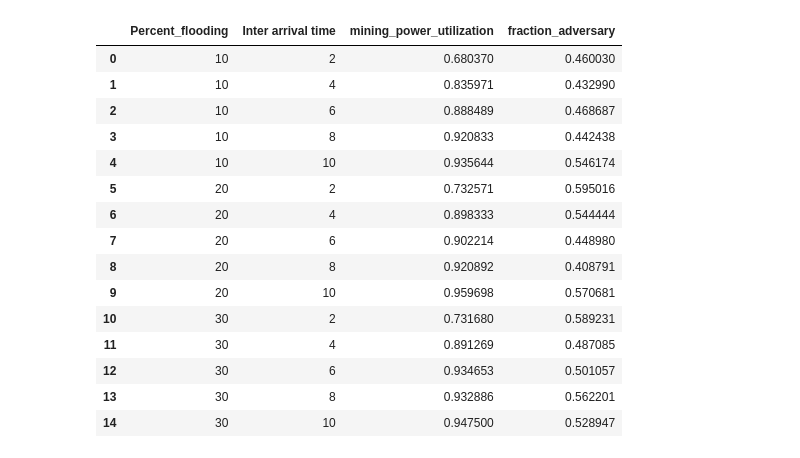
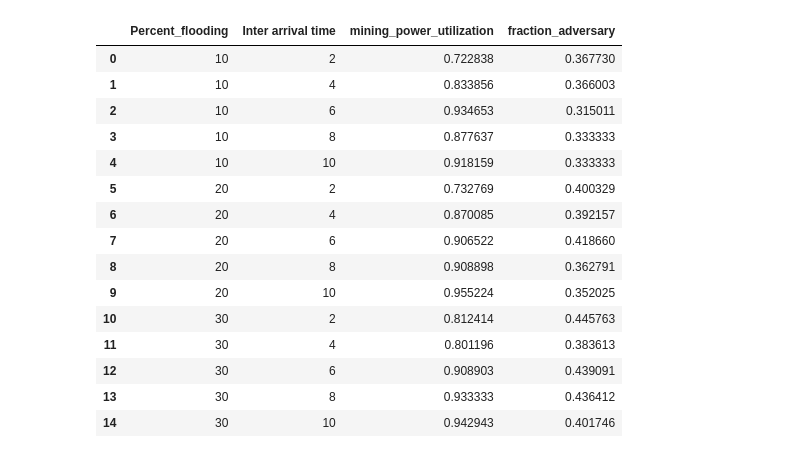
Before and after one commit to Shalin06/ITB_A1, a Jupyter notebook: plots.ipynb, the cells around one changed output. Saved outputs shown, nothing was run; the diff lists cells and outputs as text; code cells hidden in the pictures.

```diff
--- a/plots.ipynb
+++ b/plots.ipynb
@@ -2,25 +2,25 @@
 import pandas as pd
 import matplotlib.pyplot as plt
 # %%
-df = pd.read_csv('result.csv')
+df = pd.read_csv('result_new.csv')
 df
 # %% [output]
 |  | Percent_flooding | Inter arrival time | mining_power_utilization | fraction_adversary |
-| 0 | 10 | 2 | 0.680370 | 0.460030 |
-| 1 | 10 | 4 | 0.835971 | 0.432990 |
-| 2 | 10 | 6 | 0.888489 | 0.468687 |
-| 3 | 10 | 8 | 0.920833 | 0.442438 |
-| 4 | 10 | 10 | 0.935644 | 0.546174 |
-| 5 | 20 | 2 | 0.732571 | 0.595016 |
-| 6 | 20 | 4 | 0.898333 | 0.544444 |
-| 7 | 20 | 6 | 0.902214 | 0.448980 |
-| 8 | 20 | 8 | 0.920892 | 0.408791 |
-| 9 | 20 | 10 | 0.959698 | 0.570681 |
-| 10 | 30 | 2 | 0.731680 | 0.589231 |
-| 11 | 30 | 4 | 0.891269 | 0.487085 |
-| 12 | 30 | 6 | 0.934653 | 0.501057 |
-| 13 | 30 | 8 | 0.932886 | 0.562201 |
-| 14 | 30 | 10 | 0.947500 | 0.528947 |
+| 0 | 10 | 2 | 0.722838 | 0.367730 |
+| 1 | 10 | 4 | 0.833856 | 0.366003 |
+| 2 | 10 | 6 | 0.934653 | 0.315011 |
+| 3 | 10 | 8 | 0.877637 | 0.333333 |
+| 4 | 10 | 10 | 0.918159 | 0.333333 |
+| 5 | 20 | 2 | 0.732769 | 0.400329 |
+| 6 | 20 | 4 | 0.870085 | 0.392157 |
+| 7 | 20 | 6 | 0.906522 | 0.418660 |
+| 8 | 20 | 8 | 0.908898 | 0.362791 |
+| 9 | 20 | 10 | 0.955224 | 0.352025 |
+| 10 | 30 | 2 | 0.812414 | 0.445763 |
+| 11 | 30 | 4 | 0.801196 | 0.383613 |
+| 12 | 30 | 6 | 0.908903 | 0.439091 |
+| 13 | 30 | 8 | 0.933333 | 0.436412 |
+| 14 | 30 | 10 | 0.942943 | 0.401746 |
 # %%
 for key, grp in df.groupby(df.columns[0]):
     plt.plot(grp[df.columns[1]], grp[df.columns[2]], label=key)
```
Also changed, not shown: parts of 2 cells of this notebook, 27 other files.
